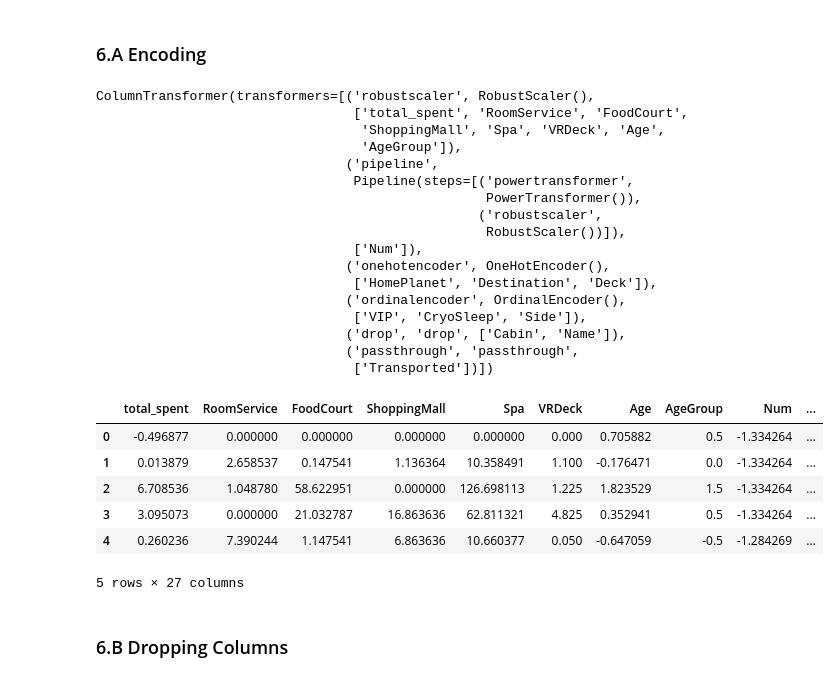
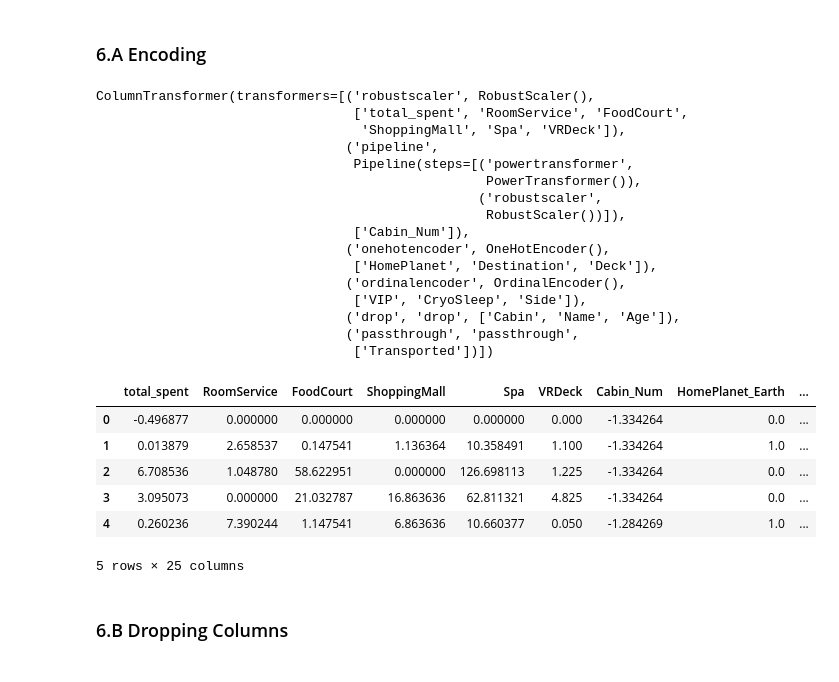
Before and after one commit to SearParsley/cs4320-spaceship-titanic-project, a Jupyter notebook: preprocessing.ipynb, the cells around one changed output. Saved outputs shown, nothing was run; the diff lists cells and outputs as text; code cells hidden in the pictures.

```diff
--- a/preprocessing.ipynb
+++ b/preprocessing.ipynb
@@ -262,11 +263,12 @@ numeric_feats = [
     "ShoppingMall",
     "Spa",
     "VRDeck",
-    "Age",
+]
+log_numeric_feats = [
+    "Cabin_Num",
+]
+ordinal_feats = [
     "AgeGroup",
-]
-power_numeric_feats = [
-    "Num",
 ]
 categorical_feats = [
     "HomePlanet",
@@ -281,6 +283,7 @@ binary_feats = [
 drop_feats = [
     "Cabin",
     "Name",
+    "Age",
 ]
 passthrough_feats = [
     "Transported",
@@ -293,7 +296,7 @@ ct = make_column_transformer(
             PowerTransformer(),
             RobustScaler()
         ),
-        power_numeric_feats
+        log_numeric_feats
     ),
     (OneHotEncoder(), categorical_feats),
     (OrdinalEncoder(), binary_feats),
@@ -305,39 +308,38 @@ ct
 # %% [output]
 ColumnTransformer(transformers=[('robustscaler', RobustScaler(),
                                  ['total_spent', 'RoomService', 'FoodCourt',
-                                  'ShoppingMall', 'Spa', 'VRDeck', 'Age',
-                                  'AgeGroup']),
+                                  'ShoppingMall', 'Spa', 'VRDeck']),
                                 ('pipeline',
                                  Pipeline(steps=[('powertransformer',
                                                   PowerTransformer()),
                                                  ('robustscaler',
                                                   RobustScaler())]),
-                                 ['Num']),
+                                 ['Cabin_Num']),
                                 ('onehotencoder', OneHotEncoder(),
                                  ['HomePlanet', 'Destination', 'Deck']),
                                 ('ordinalencoder', OrdinalEncoder(),
                                  ['VIP', 'CryoSleep', 'Side']),
-                                ('drop', 'drop', ['Cabin', 'Name']),
+                                ('drop', 'drop', ['Cabin', 'Name', 'Age']),
                                 ('passthrough', 'passthrough',
                                  ['Transported'])])
 # %%
-df_train = ct.fit_transform(df_train)
+transformed = ct.fit_transform(df_train)
 # df_test_trans = ct.transform(df_test)
 # %%
 column_names = ct.get_feature_names_out()
 clean_names = [name.split("__", 1)[-1] for name in column_names]
 
-df_train = pd.DataFrame(df_train, columns=clean_names)
+transformed = pd.DataFrame(transformed, columns=clean_names)
 # %%
-pd.DataFrame(df_train).head()
+pd.DataFrame(transformed).head()
 # %% [output]
-|  | total_spent | RoomService | FoodCourt | ShoppingMall | Spa | VRDeck | Age | AgeGroup | Num | ... |
-| 0 | -0.496877 | 0.000000 | 0.000000 | 0.000000 | 0.000000 | 0.000 | 0.705882 | 0.5 | -1.334264 | ... |
-| 1 | 0.013879 | 2.658537 | 0.147541 | 1.136364 | 10.358491 | 1.100 | -0.176471 | 0.0 | -1.334264 | ... |
-| 2 | 6.708536 | 1.048780 | 58.622951 | 0.000000 | 126.698113 | 1.225 | 1.823529 | 1.5 | -1.334264 | ... |
-| 3 | 3.095073 | 0.000000 | 21.032787 | 16.863636 | 62.811321 | 4.825 | 0.352941 | 0.5 | -1.334264 | ... |
-| 4 | 0.260236 | 7.390244 | 1.147541 | 6.863636 | 10.660377 | 0.050 | -0.647059 | -0.5 | -1.284269 | ... |
+|  | total_spent | RoomService | FoodCourt | ShoppingMall | Spa | VRDeck | Cabin_Num | HomePlanet_Earth | ... |
+| 0 | -0.496877 | 0.000000 | 0.000000 | 0.000000 | 0.000000 | 0.000 | -1.334264 | 0.0 | ... |
+| 1 | 0.013879 | 2.658537 | 0.147541 | 1.136364 | 10.358491 | 1.100 | -1.334264 | 1.0 | ... |
+| 2 | 6.708536 | 1.048780 | 58.622951 | 0.000000 | 126.698113 | 1.225 | -1.334264 | 0.0 | ... |
+| 3 | 3.095073 | 0.000000 | 21.032787 | 16.863636 | 62.811321 | 4.825 | -1.334264 | 0.0 | ... |
+| 4 | 0.260236 | 7.390244 | 1.147541 | 6.863636 | 10.660377 | 0.050 | -1.284269 | 1.0 | ... |
-5 rows × 27 columns
+5 rows × 25 columns
 # %% [markdown]
 ### 6.B Dropping Columns
 # %%
```
Also changed, not shown: parts of 9 cells of this notebook.
